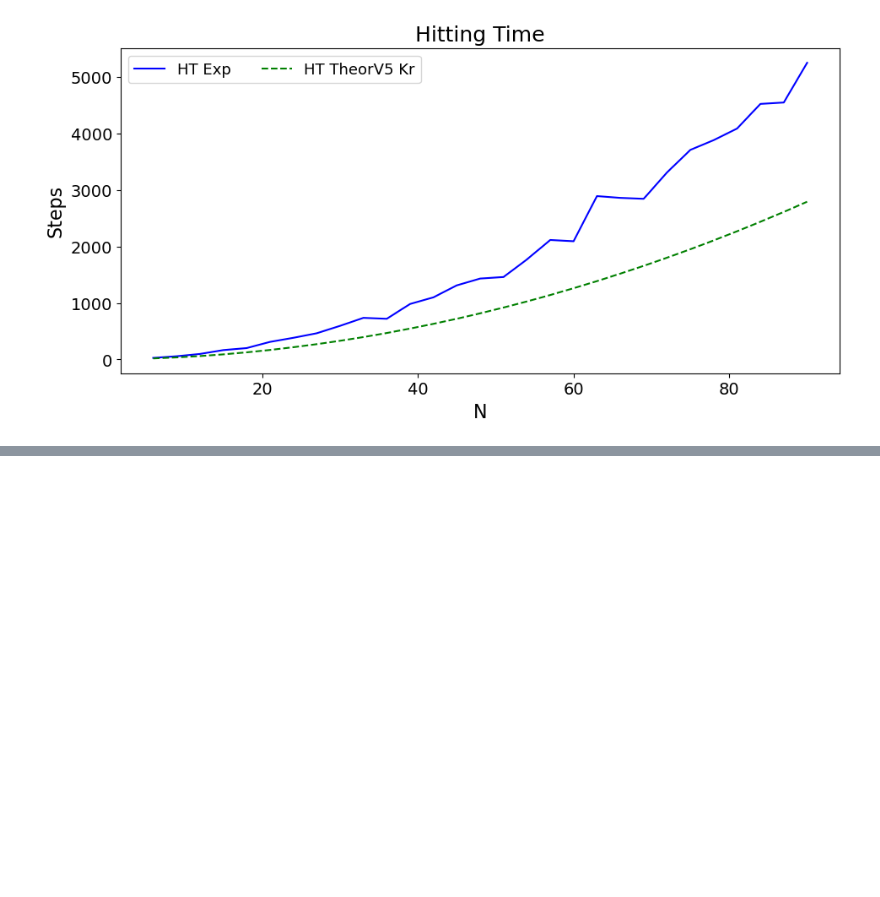
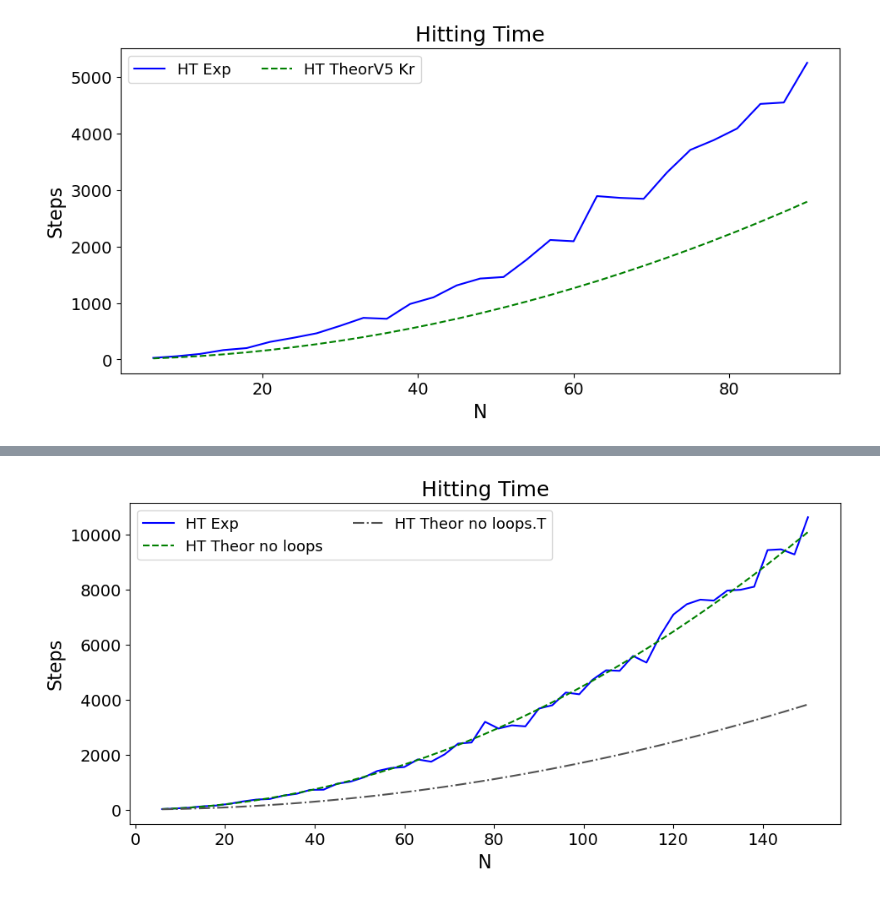
Before and after one commit to JaimePSantos/DynamicRandomWalks, a Jupyter notebook: ClassicalWalks/DiscreteTime/HT-Static_TemporalHelix_Experiments.ipynb, the cells around one changed output, grey strips where cells are left out. Saved outputs shown, nothing was run; the diff lists cells and outputs as text; code cells hidden in the pictures; blank space fills up the shorter version.

```diff
--- a/ClassicalWalks/DiscreteTime/HT-Static_TemporalHelix_Experiments.ipynb
+++ b/ClassicalWalks/DiscreteTime/HT-Static_TemporalHelix_Experiments.ipynb
@@ -733,0 +1042,32 @@ plot_qwak(x_value_matrix = [list(sum_range)]*len(y_value_list) , y_value_matrix
+# %%
+alphaLabelList = [r'HT Exp',f'HT Theor no loops',f'HT Theor no loops.T']# ,f'HT TheorV1 Szeg',f'HT TheorV4 Kr',f'HT TheorV5 Kr',f'n^2',f'{round(c,2)}n^{factor}']
+
+
+params = {
+    'font_size' : 14,
+    'figsize': (11, 5),
+    'plot_title' : f'Hitting Time',
+    'x_label' : 'N',
+    'y_label' : "Steps",
+    'legend_labels' : alphaLabelList,
+    'legend_loc': "best",
+    # 'legend_title' : r'$\alpha$',
+    'legend_ncol' : 2,
+    'color_list' : ['#0000FF', '#008000', '#525252','red','#eb4034','#8f82f1'],
+    'line_style_list' : ['-', '--','-.',':','-','-.'],
+    # 'save_path' : f'Output/OrientedDynamics/orientedDynamics_N{N}_NWALKS{len(alphaList)}_Alphas{str([round(a, 2) for a in alphaList]).replace(", ", "-").replace("[", "").replace("]", "")}_TMAX{round(t)}.png',
+    'use_loglog': False,
+    'use_cbar' : False,
+    'cbar_label' : None,
+    'cbar_ticks' : None,
+    'cbar_tick_labels' : None,
+    'x_lim' : None,
+}
+
+y_value_list = [hitting_times2,
+                theoretical_hitting_times_no_autoLoops,
+                theoretical_hitting_times_no_autoLoops_transpose]
+
+plot_qwak(x_value_matrix = [list(sum_range)]*len(y_value_list) , y_value_matrix = y_value_list ,**params)
+# %% [output]
+[figure, added]
```
Also changed, not shown: parts of 17 cells of this notebook, 8 other files.
